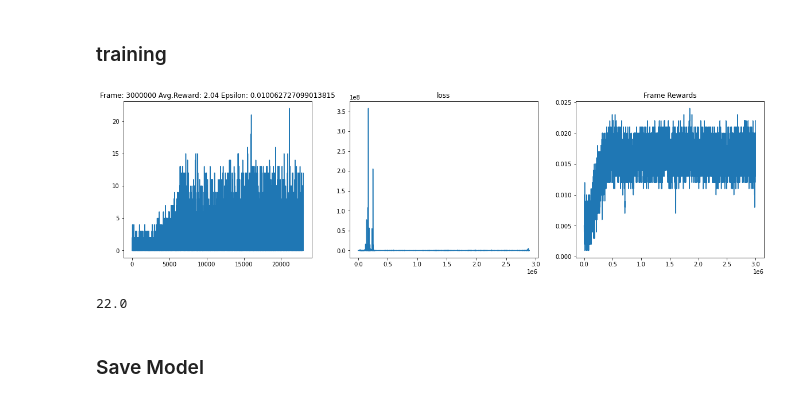
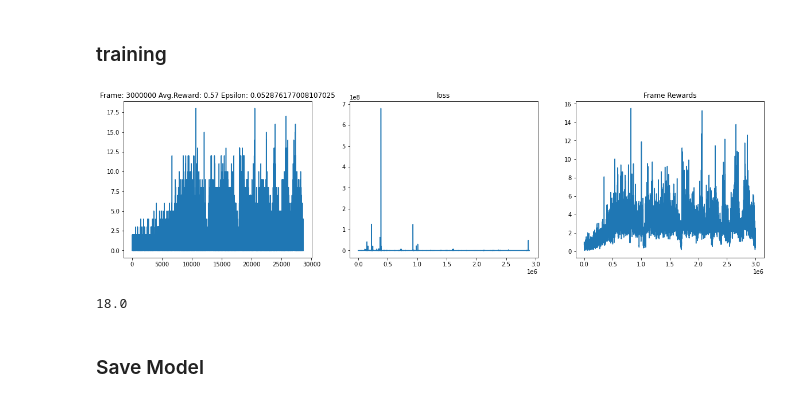
Before and after one commit to iamzhanghao/Deep-Q-Network-Variations, a Jupyter notebook: DQND-breakout-crop.ipynb, the cells around one changed output. Cells and saved outputs as stored; diff of their text form; code cells hidden in the pictures.

```diff
--- a/DQND-breakout-crop.ipynb
+++ b/DQND-breakout-crop.ipynb
@@ -46,11 +46,11 @@ env = wrap_deepmind(env)
 env = wrap_pytorch(env)
 
 epsilon_start = 1.0
-epsilon_final = 0.01
+epsilon_final = 0.05
 epsilon_decay = 500000
 epsilon_by_frame = lambda frame_idx: epsilon_final + (epsilon_start - epsilon_final) * math.exp(-1. * frame_idx / epsilon_decay)
 
-num_frames = 5000000
+num_frames = 3000000
 batch_size = 32
 gamma      = 0.99
 
@@ -62,5 +62,4 @@ def get_epsilon(frame_idx):
         epsilon = epsilon_by_frame(frame_idx-replay_initial)
     else:
         epsilon = 1
-
     return epsilon
@@ -131,6 +133,8 @@ losses = []
 all_rewards = []
 frame_rewards = []
 episode_reward = 0
+episode_frame_count = 0
+
 
 state = env.reset()
 print(state.shape)
@@ -139,6 +143,8 @@ print(state.shape)
 frame_queue = [np.squeeze(np.array(state),axis = 0)]
 reward_queue = [0]
 for frame_idx in range(1, num_frames + 1):
+
+    episode_frame_count += 1
 
     epsilon = get_epsilon(frame_idx)
 
@@ -163,36 +169,38 @@ for frame_idx in range(1, num_frames + 1):
         frame_queue.append(np.squeeze(np.array(next_state),axis = 0))
         reward_queue.append(episode_reward)
         next_state_4frames = np.array([frame_queue[0],frame_queue[1],frame_queue[2],frame_queue[3]])
         replay_buffer.push(crop_breakout(state_4frames), action, reward_4frames, crop_breakout(next_state_4frames), done)
 
 
     state = next_state
-    frame_rewards.append(reward)
 
     if done:
         state = env.reset()
         all_rewards.append(episode_reward)
+        for i in range(episode_frame_count):
+            frame_rewards.append(episode_reward)
+        episode_frame_count = 0
         episode_reward = 0
         frame_queue = [np.squeeze(np.array(state),axis = 0)]
         reward_queue = [0]
 
 
     if len(replay_buffer) >= replay_initial:
         loss = compute_td_loss(batch_size)
         losses.append(loss.item())
 
     if frame_idx % 10000 == 0:
         plot(frame_idx, all_rewards, losses)
         print(max(all_rewards))
 
     if frame_idx % 10000 == 0:
         torch.save(model.state_dict(),cwd+"/models/dqnd_breakout_crop.pt")
         np.save(cwd+"/training_data/dqnd_breakout_crop_reward.npy", np.array(all_rewards))
         np.save(cwd+"/training_data/dqnd_breakout_crop_frame_reward.npy", np.array(frame_rewards))
         np.save(cwd+"/training_data/dqnd_breakout_crop_loss.npy", np.array(losses))
 # %% [output]
-[figure, old version]
+[figure, new version]
-22.0
+18.0
 # %% [markdown]
 ### Save Model
 # %%
```
Also changed, not shown: parts of 2 cells of this notebook, 31 other files.
